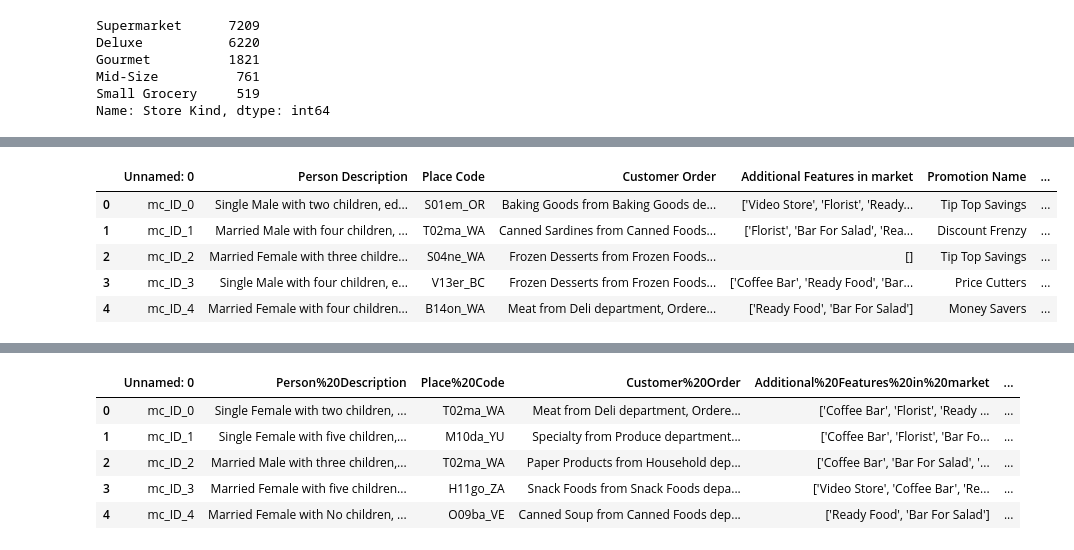
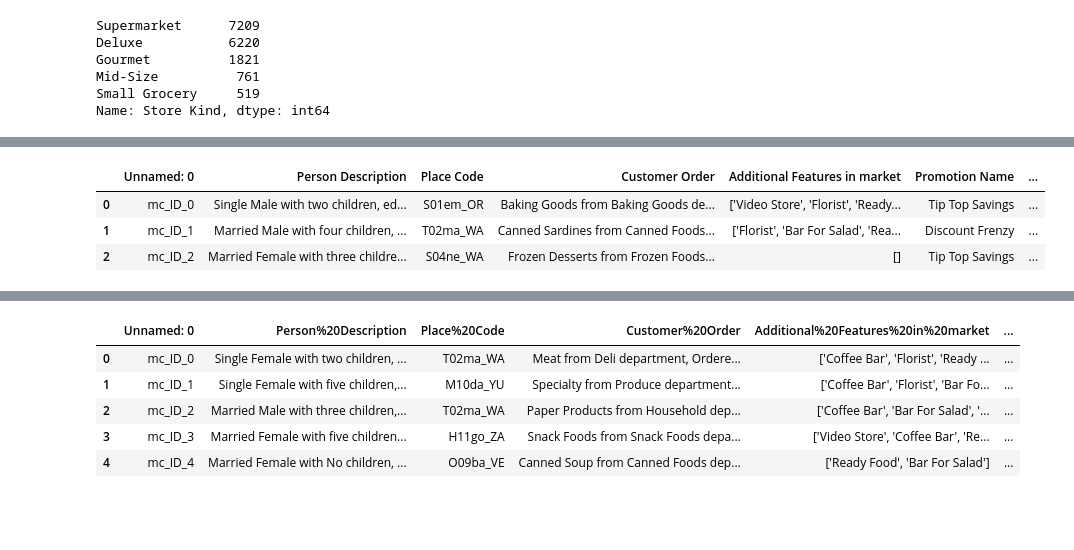
Before and after one commit to kershrita/Predicting-Market-Costs, a Jupyter notebook: data pre-processing.ipynb, the cells around one changed output, grey strips where cells are left out. Cells and saved outputs as stored; diff of their text form; code cells hidden in the pictures; blank space fills up the shorter version.

```diff
--- a/data pre-processing.ipynb
+++ b/data pre-processing.ipynb
@@ -242,9 +246,7 @@ memory usage: 4.3+ MB
 # %%
-df2.head()
+df2.head(3)
 # %% [output]
 |  | Unnamed: 0 | Person Description | Place Code | Customer Order | Additional Features in market | Promotion Name | ... |
 | 0 | mc_ID_0 | Single Male with two children, ed... | S01em_OR | Baking Goods from Baking Goods de... | ['Video Store', 'Florist', 'Ready... | Tip Top Savings | ... |
 | 1 | mc_ID_1 | Married Male with four children, ... | T02ma_WA | Canned Sardines from Canned Foods... | ['Florist', 'Bar For Salad', 'Rea... | Discount Frenzy | ... |
 | 2 | mc_ID_2 | Married Female with three childre... | S04ne_WA | Frozen Desserts from Frozen Foods... | [] | Tip Top Savings | ... |
-| 3 | mc_ID_3 | Single Male with four children, e... | V13er_BC | Frozen Desserts from Frozen Foods... | ['Coffee Bar', 'Ready Food', 'Bar... | Price Cutters | ... |
-| 4 | mc_ID_4 | Married Female with four children... | B14on_WA | Meat from Deli department, Ordere... | ['Ready Food', 'Bar For Salad'] | Money Savers | ... |
```
Also changed, not shown: parts of 39 cells of this notebook, 6 other files.
